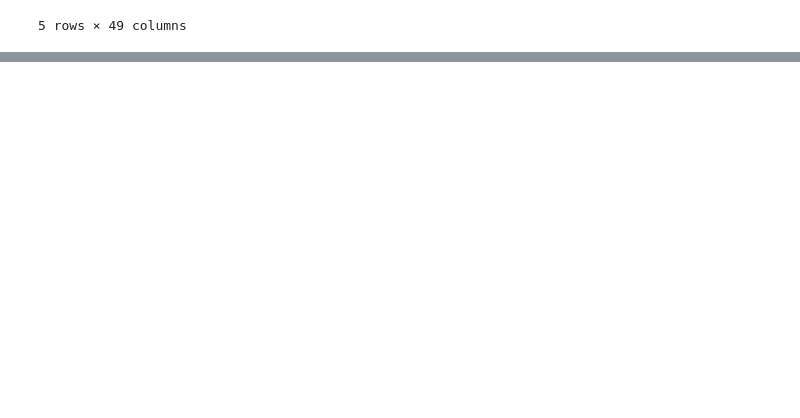
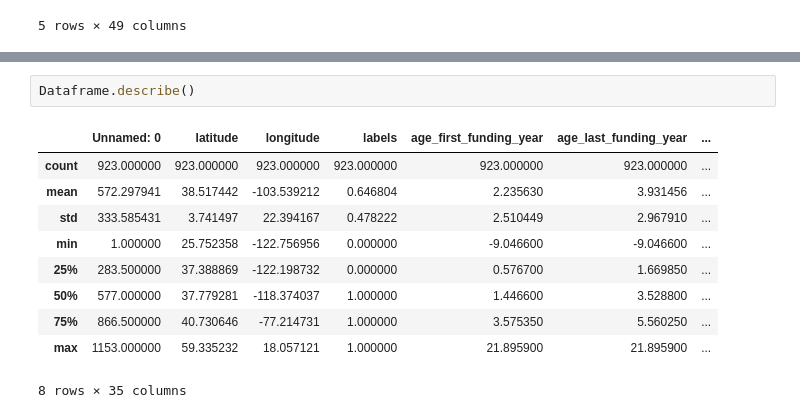
Before and after one commit to MarianBolous/EDA-Feature-Engineering-Project, a Jupyter notebook: EDA & Feature Engineering Project.ipynb, the cells around one changed output, grey strips where cells are left out. Drawn from its saved outputs; the diff is of its cells as text; blank space fills up the shorter version.

```diff
--- a/EDA & Feature Engineering Project.ipynb
+++ b/EDA & Feature Engineering Project.ipynb
@@ -19,0 +80,13 @@ Dataframe.head()
+# %%
+Dataframe.describe()
+# %% [output]
+|  | Unnamed: 0 | latitude | longitude | labels | age_first_funding_year | age_last_funding_year | ... |
+| count | 923.000000 | 923.000000 | 923.000000 | 923.000000 | 923.000000 | 923.000000 | ... |
+| mean | 572.297941 | 38.517442 | -103.539212 | 0.646804 | 2.235630 | 3.931456 | ... |
+| std | 333.585431 | 3.741497 | 22.394167 | 0.478222 | 2.510449 | 2.967910 | ... |
+| min | 1.000000 | 25.752358 | -122.756956 | 0.000000 | -9.046600 | -9.046600 | ... |
+| 25% | 283.500000 | 37.388869 | -122.198732 | 0.000000 | 0.576700 | 1.669850 | ... |
+| 50% | 577.000000 | 37.779281 | -118.374037 | 1.000000 | 1.446600 | 3.528800 | ... |
+| 75% | 866.500000 | 40.730646 | -77.214731 | 1.000000 | 3.575350 | 5.560250 | ... |
+| max | 1153.000000 | 59.335232 | 18.057121 | 1.000000 | 21.895900 | 21.895900 | ... |
+8 rows × 35 columns
```
Also changed, not shown: parts of 4 cells of this notebook, 1 other file.
